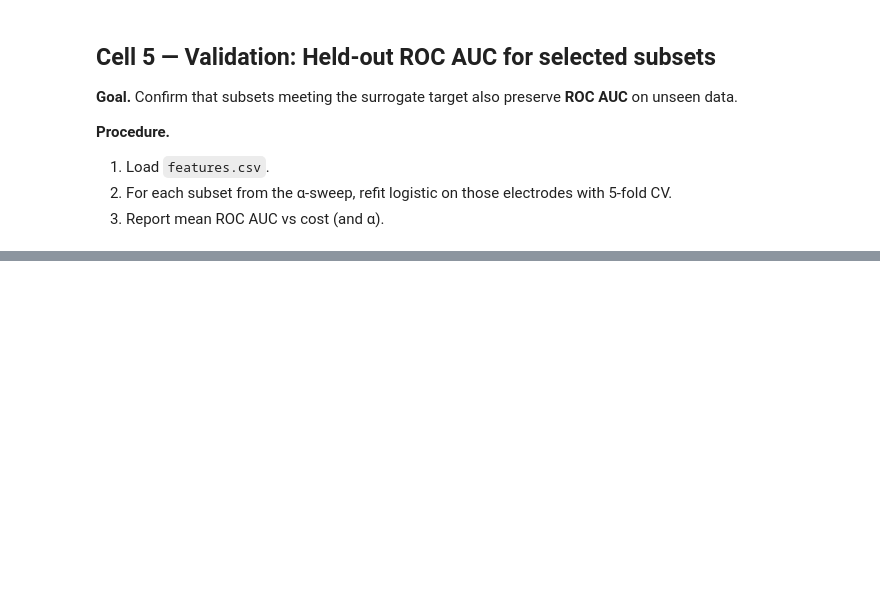
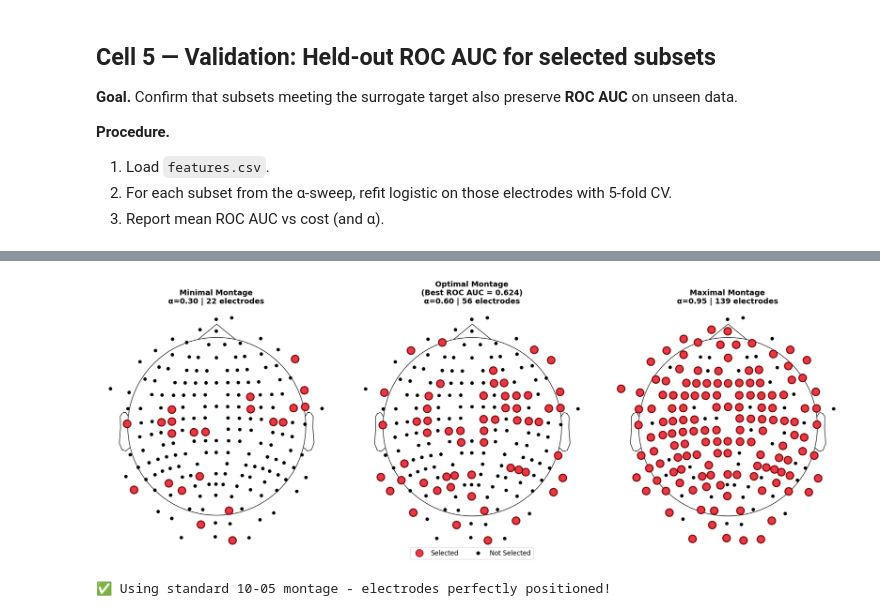
Before and after one commit to stevehaworth02/optimal-electrode-mip, a Jupyter notebook: notebooks/main.ipynb, the cells around one changed output, grey strips where cells are left out. Cells and saved outputs as stored; diff of their text form; code cells hidden in the pictures; blank space fills up the shorter version.

```diff
--- a/notebooks/main.ipynb
+++ b/notebooks/main.ipynb
@@ -220,0 +441,54 @@ res_df[["alpha","cost","symmetry","auc5cv"]]
+# %%
+import mne
+import matplotlib.pyplot as plt
+import numpy as np
+
+# Load the standard montage
+standard_montage = mne.channels.make_standard_montage('standard_1005')
+
+# Create figure
+fig, axes = plt.subplots(1, 3, figsize=(20, 7))
+
+montages = [
+    (minimal_montage, 'Minimal Montage', 0.30, 22),
+    (optimal_montage, 'Optimal Montage\n(Best ROC AUC = 0.624)', 0.60, 56),
+    (maximal_montage, 'Maximal Montage', 0.95, 139)
+]
+
+for ax, (selected_elecs, title, alpha_val, n_elec) in zip(axes, montages):
+    # Create info with ALL your electrodes using standard positions
+    info_all = mne.create_info(ch_names=E_list, sfreq=250, ch_types='eeg')
+    info_all.set_montage(standard_montage)
+
+    # Plot all electrodes (gray/small)
+    mne.viz.plot_sensors(info_all, kind='topomap', axes=ax, show=False,
+                         show_names=False, pointsize=20, linewidth=2,
+                         sphere='auto')
+
+    # Now overlay SELECTED electrodes in RED
+    info_selected = mne.create_info(ch_names=selected_elecs, sfreq=250, ch_types='eeg')
+    info_selected.set_montage(standard_montage)
+
+    # Get positions for selected electrodes
+    pos = mne.channels.layout._find_topomap_coords(info_selected, picks=None, sphere='auto')
+
+    # Plot selected in BIG RED dots on top
+    ax.plot(pos[:, 0], pos[:, 1], 'o', color='#E63946', markersize=14,
+           markeredgecolor='#800000', markeredgewidth=2, zorder=10)
+
+    ax.set_title(f'{title}\nα={alpha_val:.2f} | {n_elec} electrodes',
+                fontsize=14, fontweight='bold')
+from matplotlib.lines import Line2D
+legend_elements = [
+    Line2D([0], [0], marker='o', color='w', markerfacecolor='#E63946',
+           markeredgecolor='#800000', markersize=14, label='Selected'),
+    Line2D([0], [0], marker='o', color='w', markerfacecolor='black',
+           markersize=8, label='Not Selected')
+]
+fig.legend(handles=legend_elements, loc='lower center', ncol=2,
+          frameon=True, fontsize=12, bbox_to_anchor=(0.5, -0.02))
+plt.tight_layout()
+plt.show()
+# %% [output]
+[figure, added]
+✅ Using standard 10-05 montage - electrodes perfectly positioned!
```
Also changed, not shown: parts of 10 cells of this notebook.
